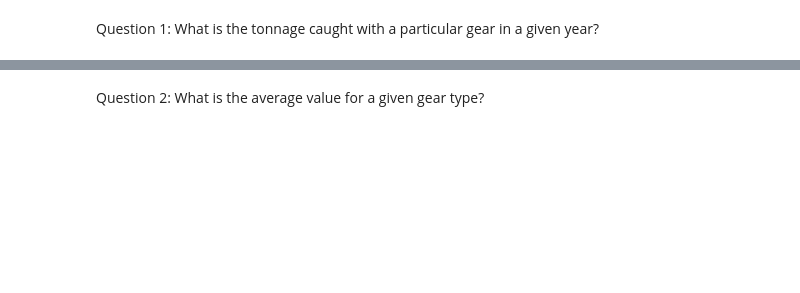
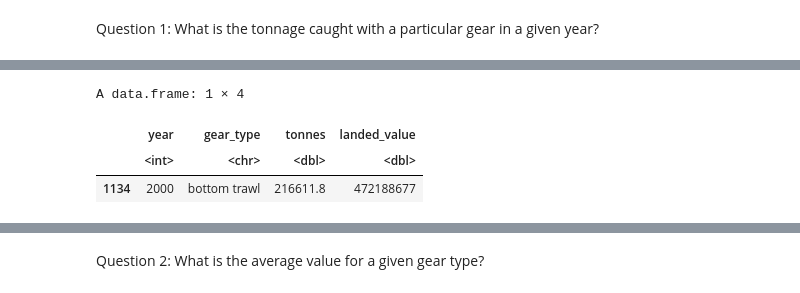
Before and after one commit to openmodels/couplingsf24, a Jupyter notebook: practicum8.ipynb, the cells around one changed output, grey strips where cells are left out. Saved outputs shown, nothing was run; the diff lists cells and outputs as text; code cells hidden in the pictures; blank space fills up the shorter version.

```diff
--- a/practicum8.ipynb
+++ b/practicum8.ipynb
@@ -43,2 +171,9 @@ df$tonnes[df$year == 2000 & df$gear_type == 'bottom trawl']
+# %%
+df[df$year == 2000 & df$gear_type == "bottom trawl",]
+# %% [output]
+A data.frame: 1 × 4
+|  | year | gear_type | tonnes | landed_value |
+|  | <int> | <chr> | <dbl> | <dbl> |
+| 1134 | 2000 | bottom trawl | 216611.8 | 472188677 |
 # %%
 subset(df, year == 2000 & gear_type == "bottom trawl")
```
Also changed, not shown: parts of 37 cells of this notebook, 2 other files.
